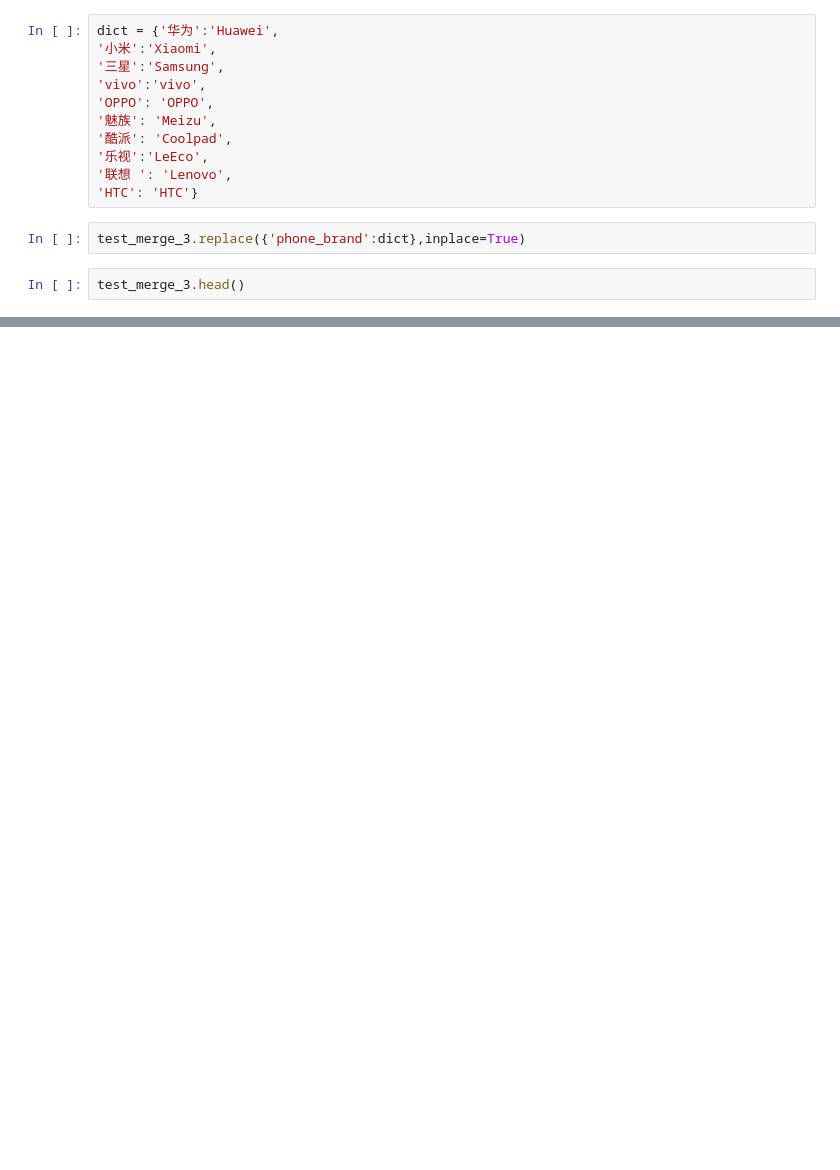
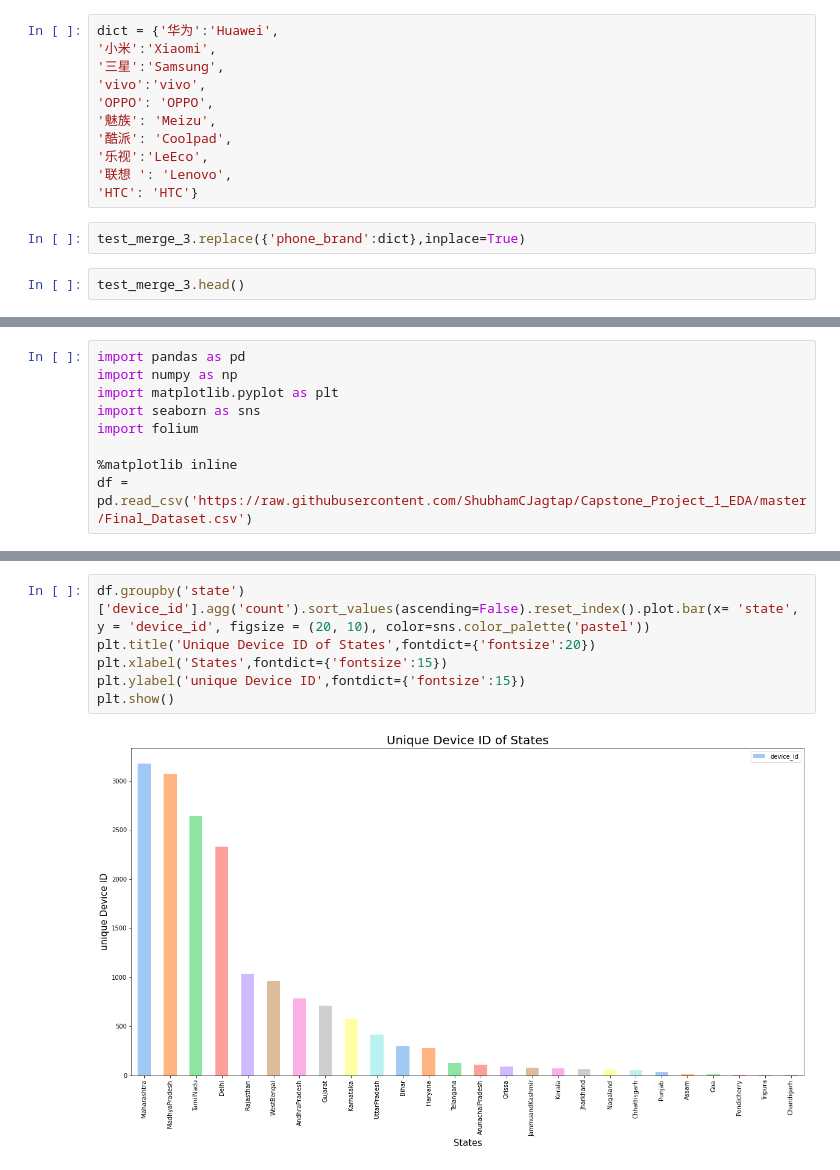
Before and after one commit to ShubhamCJagtap/Capstone_Project_1_EDA, a Jupyter notebook: Capstone_project_1_Mobile_Events_EDA_colab_notebook.ipynb, the cells around one changed output, grey strips where cells are left out. Drawn from its saved outputs; the diff is of its cells as text; blank space fills up the shorter version.

```diff
--- a/Capstone_project_1_Mobile_Events_EDA_colab_notebook.ipynb
+++ b/Capstone_project_1_Mobile_Events_EDA_colab_notebook.ipynb
@@ -816,0 +957,9 @@ dtype: float64
+# %%
+import pandas as pd
+import numpy as np
+import matplotlib.pyplot as plt
+import seaborn as sns
+import folium
+
+%matplotlib inline
+df = pd.read_csv('https://raw.githubusercontent.com/ShubhamCJagtap/Capstone_Project_1_EDA/master/Final_Dataset.csv')
@@ -816,0 +978,8 @@ dtype: float64
+# %%
+df.groupby('state')['device_id'].agg('count').sort_values(ascending=False).reset_index().plot.bar(x= 'state', y = 'device_id', figsize = (20, 10), color=sns.color_palette('pastel'))
+plt.title('Unique Device ID of States',fontdict={'fontsize':20})
+plt.xlabel('States',fontdict={'fontsize':15})
+plt.ylabel('unique Device ID',fontdict={'fontsize':15})
+plt.show()
+# %% [output]
+[figure, added]
```
Also changed, not shown: parts of 86 cells of this notebook.
